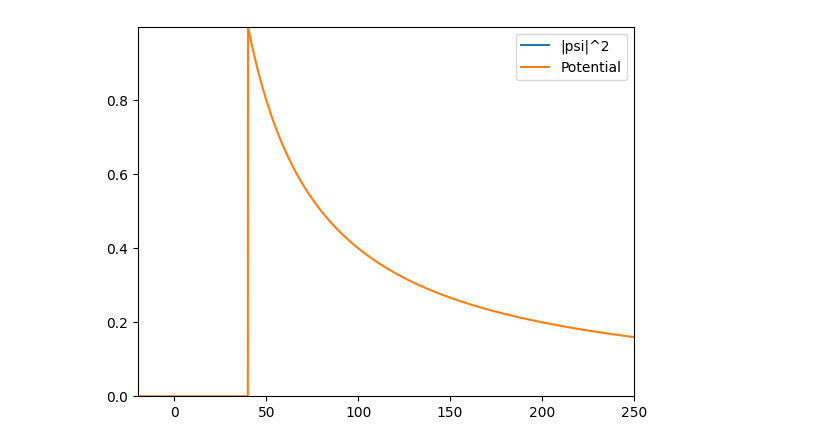
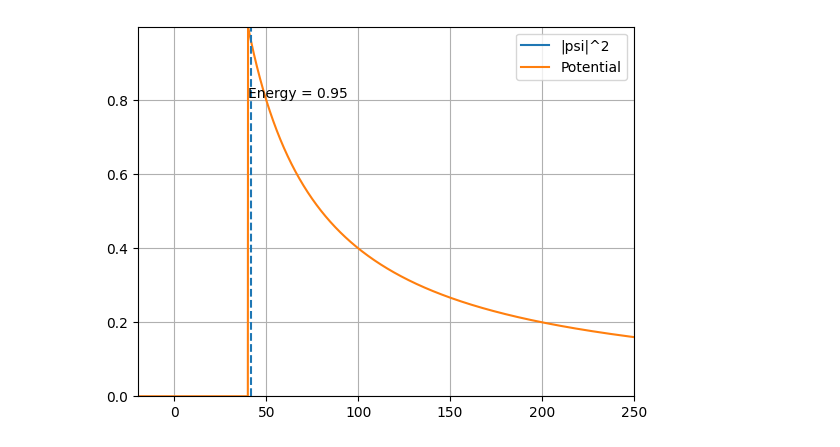
Before and after one commit to davide710/physics_simulations, a Jupyter notebook: fusion.ipynb, the cells around one changed output. Cells and saved outputs as stored; diff of their text form; code cells hidden in the pictures.

```diff
--- a/fusion.ipynb
+++ b/fusion.ipynb
@@ -41,31 +41,25 @@ def get_coeffs_in_basis(psi, basis_list):
 # %%
 H, V_flat = hamiltonian(V0=V0)
 
-psi_0 = gaussian_packet(sigma=5, x0=90, k0=-1)
-
 En, eigenstates_list, eigenstates_matrix = get_eigenstates(H)
 
-coeff_0 = get_coeffs_in_basis(psi_0, eigenstates_list)
-
-timespan = np.linspace(0, 200, 100)
+timespan = np.linspace(0, 100, 100)
 dt = timespan[1] - timespan[0]
 # %%
 energies = []
 transmissions = []
-for k in [-0.1, -0.2, -0.3, -0.4, -0.5, -0.6, -0.7, -0.8, -0.9, -1]:
-    for x0 in range(55, 110, 5):
+for k in [-0.2, -0.4, -0.6, -0.8, -1]:
+    print(k)
+    for x0 in range(60, 110, 5):
         psi_0 = gaussian_packet(sigma=5, x0=x0, k0=k)
         coeff_0 = get_coeffs_in_basis(psi_0, eigenstates_list)
 
         E = np.sum(En * np.abs(coeff_0)**2)
-        #r2 = V0 / E
-        #theoretical_tunnelling_prob = np.exp(-2 * integral(np.sqrt(V0 / x[(x > a) & (x < r2)] - E), dx))
         transmission = 0
         for t in timespan:
             c_n = coeff_0 * np.exp(-1j * En * t)
             psi = eigenstates_matrix @ (c_n)
             tunnelled_fraction = integral(np.abs(psi[x[1:-1] < a])**2, dx)
-            #psi_mod_sq = np.abs(psi)**2
             transmission = np.max([transmission, tunnelled_fraction])
         energies.append(E)
         transmissions.append(transmission)
@@ -97,27 +82,34 @@ energies
 # %%
+psi_0 = gaussian_packet(sigma=5, x0=90, k0=-1)
+coeff_0 = get_coeffs_in_basis(psi_0, eigenstates_list)
+
+E = np.sum(En * np.abs(coeff_0)**2)
+classical_limit = V0 / E
+
 fig, ax = plt.subplots()
 line, = ax.plot([], [], label="|psi|^2")
 potential_line, = ax.plot(x[1:-1], V_flat, label="Potential")
-energy_text = ax.text(a, 0, '', ha='left', va='bottom')
+energy_text = ax.text(a, V0 / a * 0.8, f'Energy = {E:.2f}', ha='left', va='bottom')
 tunnel_text = ax.text(a, V0 / a * 0.9, '', ha='left', va='bottom')
-
+ax.vlines(classical_limit, 0, V0, linestyles='dashed')
+ax.grid()
 ax.set_xlim(x.min(), x.max())
-ax.set_ylim(0, max(np.max(V_flat),1.1*np.max(np.abs(eigenstates_matrix)**2)))
+ax.set_ylim(np.min(V_flat), max(np.max(V_flat),1.1*np.max(np.abs(eigenstates_matrix)**2)))
 ax.legend()
 
 def animate(i):
     t = timespan[i]
     c_n = coeff_0 * np.exp(-1j * En * t)
     psi = eigenstates_matrix @ (c_n)
     tunnelled_fraction = integral(np.abs(psi[x[1:-1] < a])**2, dx)
     psi_mod_sq = np.abs(psi)**2
 
     line.set_data(x[1:-1], psi_mod_sq)
     energy_text.set_text(f'Energy = {E:.2f}')
-    tunnel_text.set_text(f'Tunnelled fraction: {tunnelled_fraction:.2f}')
+    tunnel_text.set_text(f'Tunnelled fraction: {tunnelled_fraction:.3f}')
     return line, energy_text, tunnel_text
 # %% [output]
-[figure, old version]
+[figure, new version]
 # %%
 ani = FuncAnimation(fig, animate, frames=len(timespan), blit=True, interval=10, repeat=False)
 
```
Also changed, not shown: parts of 6 cells of this notebook, 1 other file.
